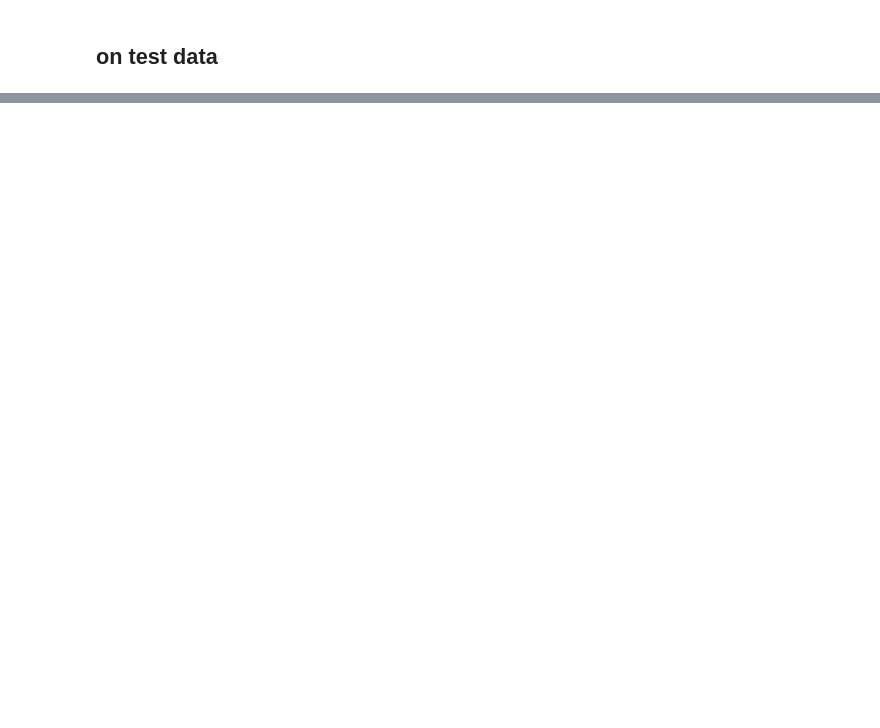
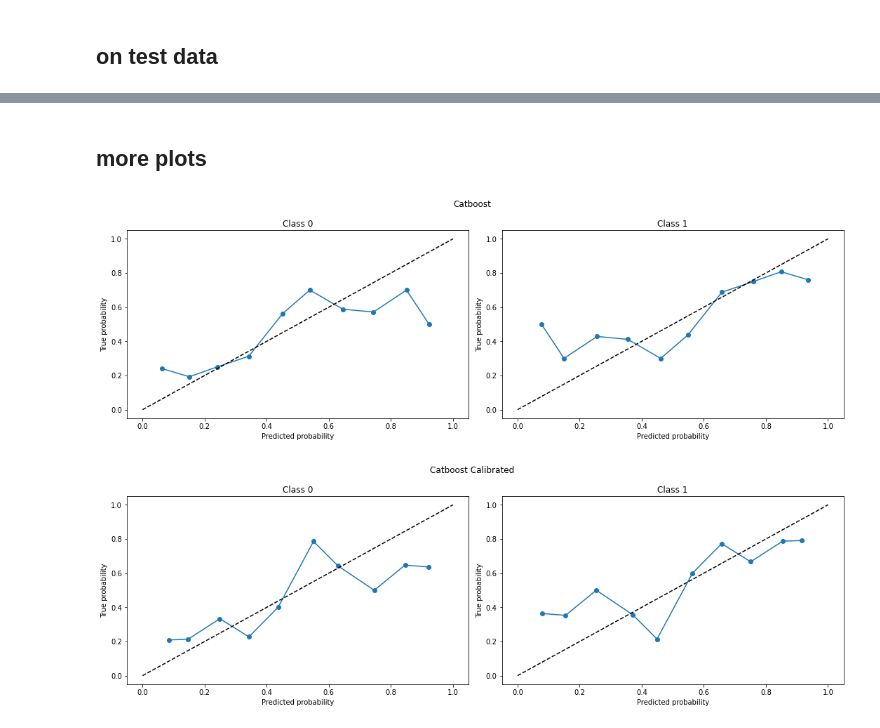
Before and after one commit to AkshitTayade/Speech-Emotion-Recognition-, a Jupyter notebook: modeling.ipynb, the cells around one changed output, grey strips where cells are left out. Saved outputs shown, nothing was run; the diff lists cells and outputs as text; code cells hidden in the pictures; blank space fills up the shorter version.

```diff
--- a/modeling.ipynb
+++ b/modeling.ipynb
@@ -438,0 +693,42 @@ F1 Score (Micro-averaged): 0.7037037037037037
+# %% [markdown]
+## more plots
+# %%
+import matplotlib.pyplot as plt
+from sklearn.calibration import calibration_curve
+
+
+def calibration_plots(true, prob, title):
+    """
+    Plots calibration curves for a given probability and true labels.
+    """
+
+    calibration_curve_values = []
+    for i in range(2):
+        curve = calibration_curve(
+            y_true=true == i,
+            y_prob=prob[:, i],
+            n_bins=10,
+        )
+        calibration_curve_values.append(curve)
+
+    fig, ax = plt.subplots(1, 2, figsize=(15, 5))
+    for i in range(2):
+        ax[i].plot(
+            calibration_curve_values[i][1], calibration_curve_values[i][0], marker="o"
+        )
+        ax[i].plot([0, 1], [0, 1], linestyle="--", color="black")
+        ax[i].set_title(f"Class {i}")
+        ax[i].set_xlabel("Predicted probability")
+        ax[i].set_ylabel("True probability")
+
+    fig.suptitle(title)
+
+    plt.tight_layout()
+    plt.show()
+# %%
+calibration_plots(y_test, clf.predict_proba(X_test), "Catboost")
+calibrated_probs = lr_model.predict_proba(clf.predict_proba(X_test)[:,1].reshape(-1, 1))
+calibration_plots(y_test, calibrated_probs, "Catboost Calibrated")
+# %% [output]
+[figure, added]
+[figure, added]
```
Also changed, not shown: parts of 44 cells of this notebook, 1 other file.
